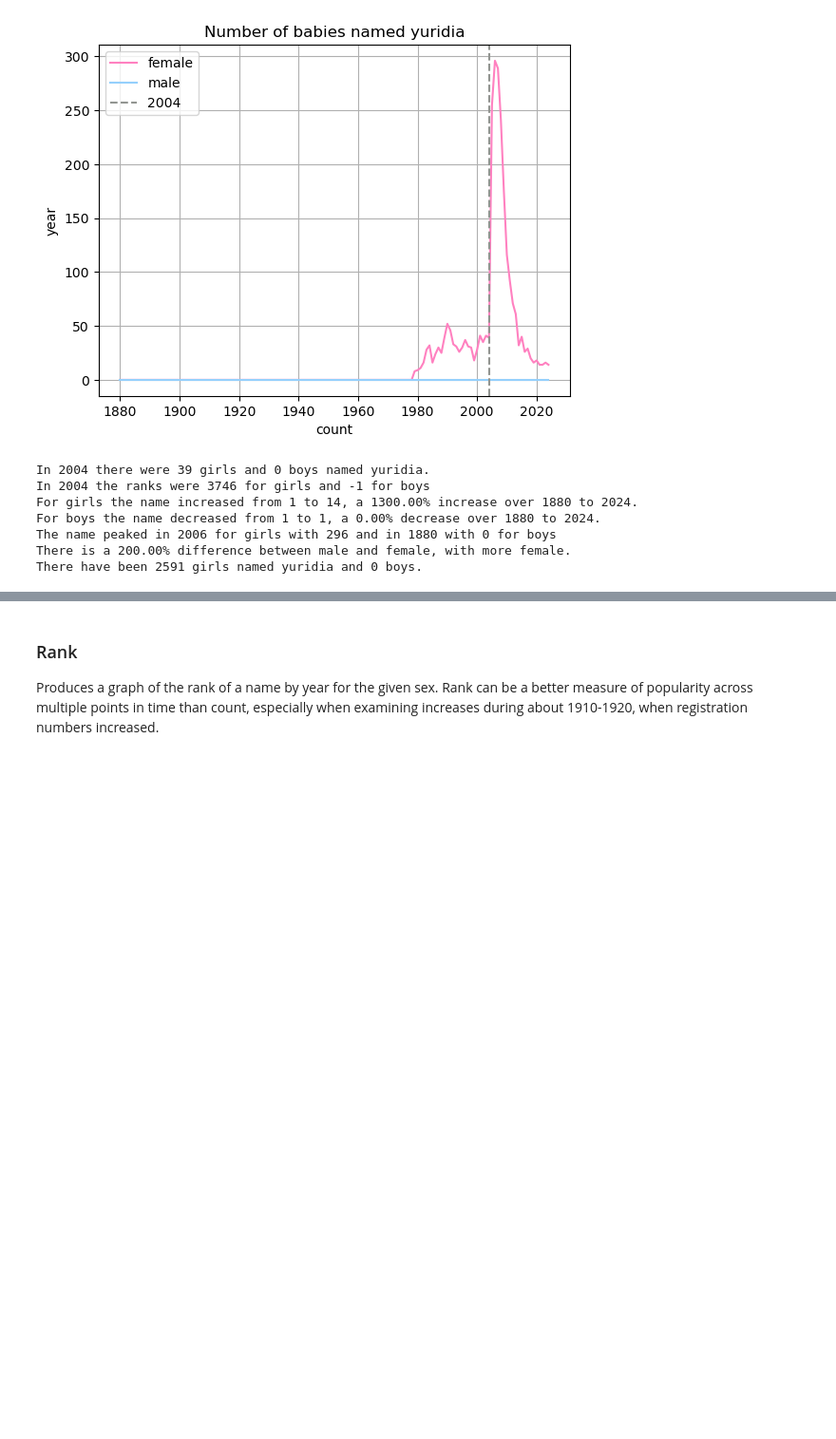
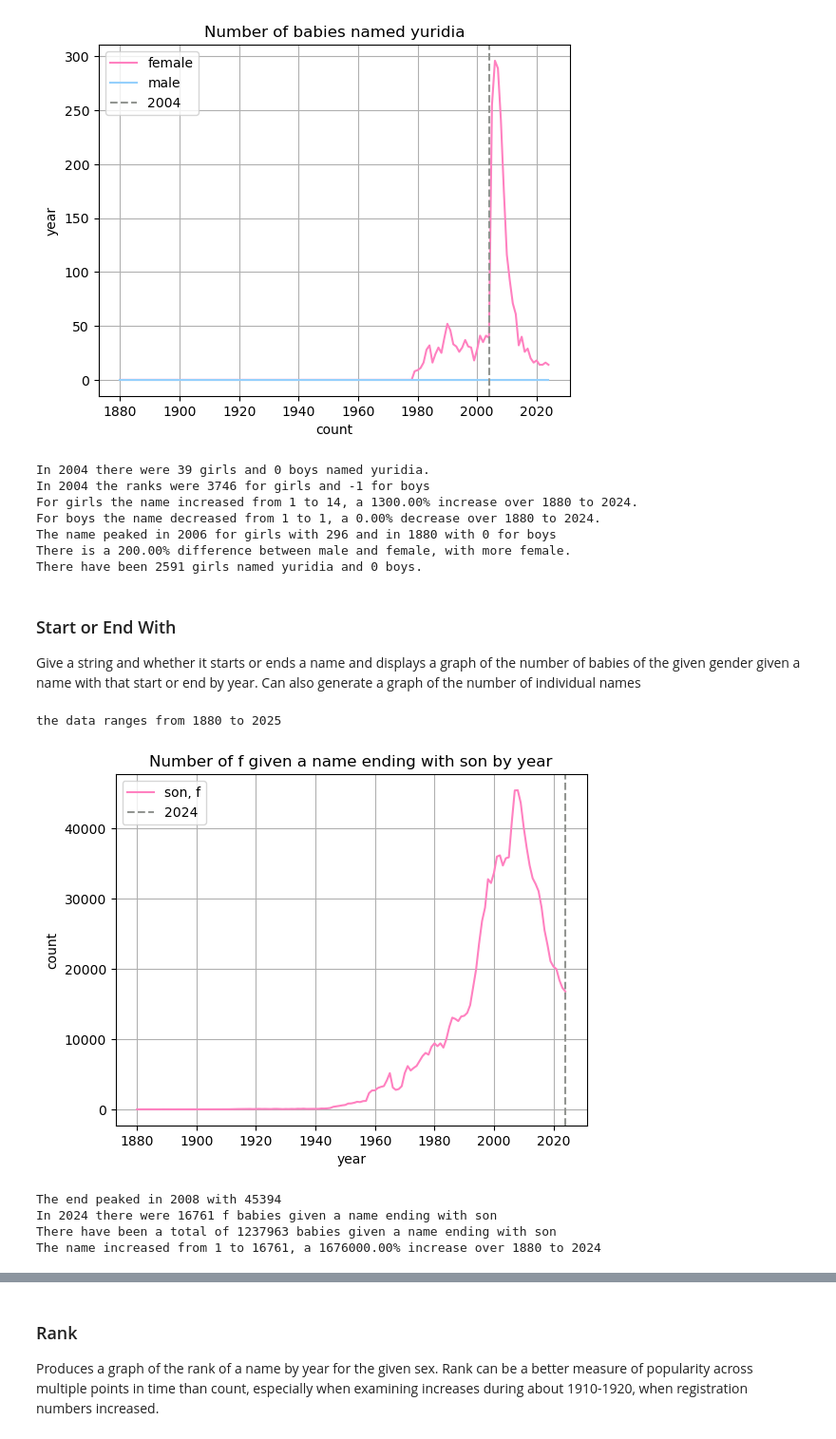
Before and after one commit to MalinMorris/NameData, a Jupyter notebook: data.ipynb, the cells around one changed output, grey strips where cells are left out. Shown at 95% size. Cells and saved outputs as stored; diff of their text form; code cells hidden in the pictures; blank space fills up the shorter version.

Commit message:
added start/end graph

```diff
--- a/data.ipynb
+++ b/data.ipynb
@@ -161,3 +160,35 @@ For boys the name decreased from 1 to 1, a 0.00% decrease over 1880 to 2024.
 The name peaked in 2006 for girls with 296 and in 1880 with 0 for boys
 There is a 200.00% difference between male and female, with more female.
 There have been 2591 girls named yuridia and 0 boys.
+# %% [markdown]
+### Start or End  With
+Give a string and whether it starts or ends a name and displays a graph of the number of babies of the given gender given a name with that start or end by year. Can also generate a graph of the number of individual names
+# %%
+name, sex = fun.name_input("name")
+choice = input("Enter start or end").lower()
+min_y, max_y = fun.year_input()
+# min_y, max_y = fun.gens_years_input(generation_starts)
+year = fun.single_year_input(min_y, max_y)
+name_counts, num_names = fun.name_counts_years(name, sex, min_y, max_y, choice)
+total_sum = int(sum(name_counts))
+percent_change, initial, final = fun.calculate_percent_change(name_counts)
+change_verb = "increase" if percent_change > 0 else "decrease"
+percent_change = abs(percent_change)
+color = female_color if sex == 'f' else male_color
+peak_count_year, peak_count = fun.peak_year(name_counts, min_y)
+title = f"Number of {sex} given a name {choice}ing with {name} by year"
+label = f"{name}, {sex}"
+fun.make_graph(title, range(min_y, max_y), name_counts, year, label, color, True)
+plt.show()
+
+print(f"The {choice} peaked in {peak_count_year} with {peak_count}")
+print(f"In {year} there were {int(name_counts[year - min_y])} {sex} babies given a name {choice}ing with {name}")
+print(f"There have been a total of {total_sum} babies given a name {choice}ing with {name}")
+print(f"The name {change_verb}d from {initial} to {final}, a {percent_change:.2f}% {change_verb} over {min_y} to {max_y - 1}")
+# %% [output]
+the data ranges from 1880 to 2025
+[figure, added]
+The end peaked in 2008 with 45394
+In 2024 there were 16761 f babies given a name ending with son
+There have been a total of 1237963 babies given a name ending with son
+The name increased from 1 to 16761, a 1676000.00% increase over 1880 to 2024
```
Also changed, not shown: parts of 4 cells of this notebook, 1 other file.
